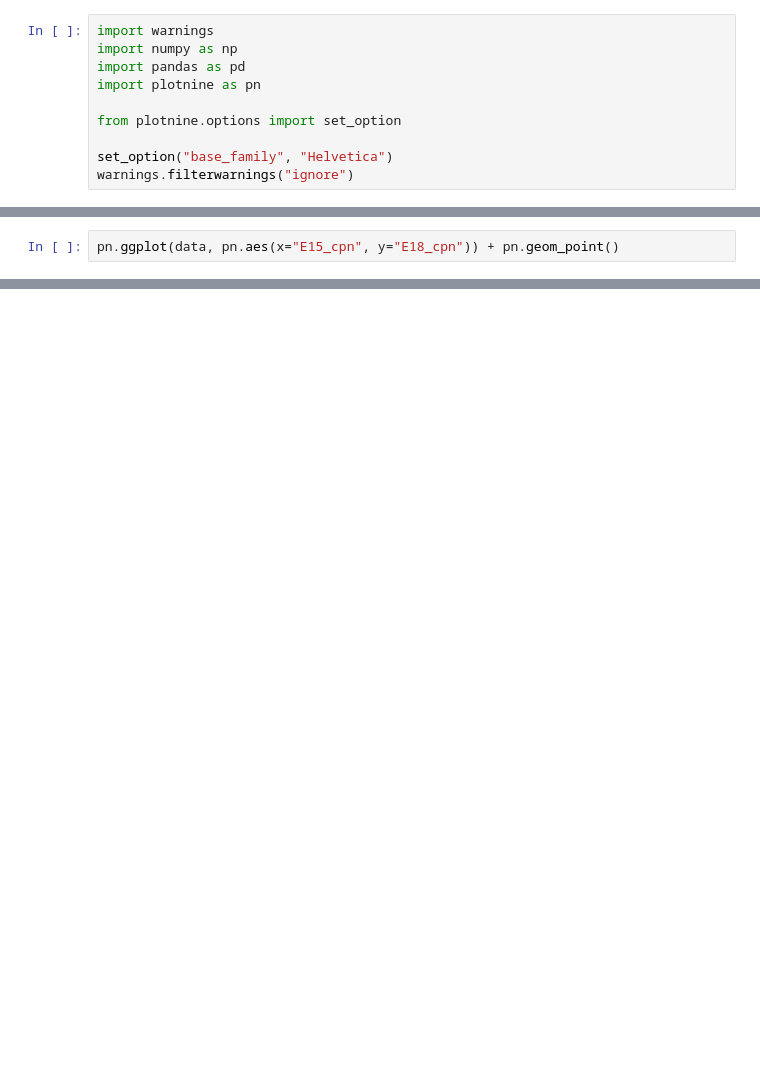
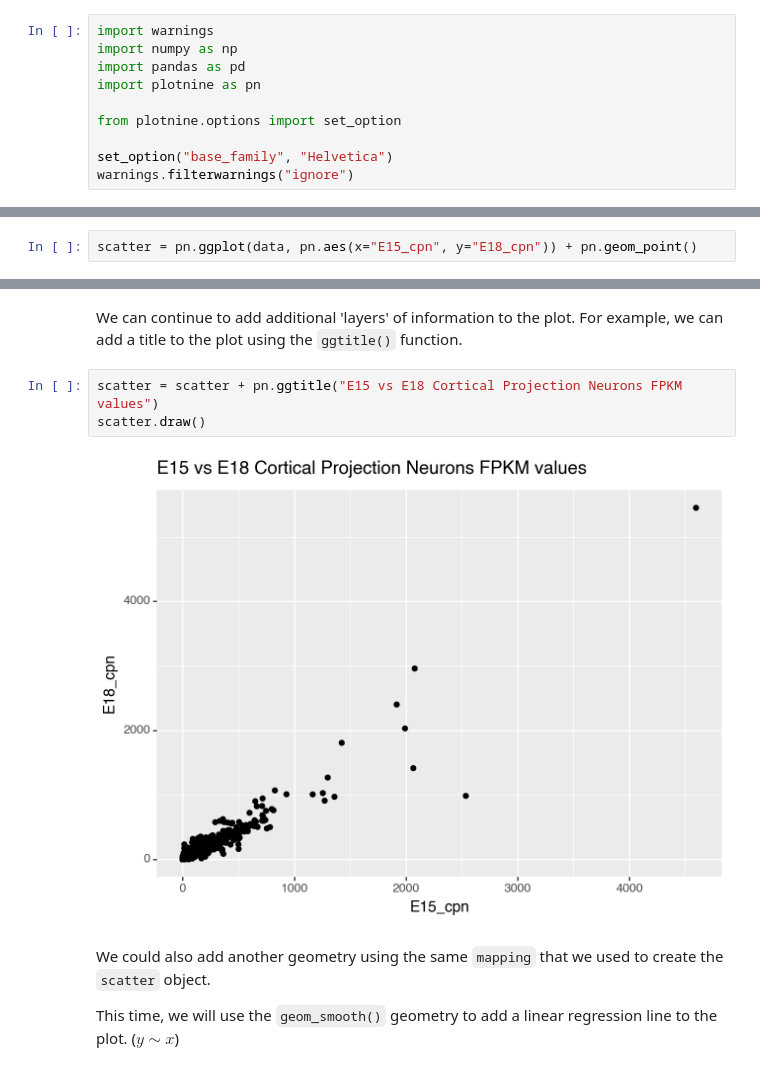
Before and after one commit to gofflab/quant_mol_neuro_2023, a Jupyter notebook: modules/module2/notebooks/Module_2.3_Basic_Visualization_with_plotnine.ipynb, the cells around one changed output, grey strips where cells are left out. Saved outputs shown, nothing was run; the diff lists cells and outputs as text; blank space fills up the shorter version.

```diff
--- a/modules/module2/notebooks/Module_2.3_Basic_Visualization_with_plotnine.ipynb
+++ b/modules/module2/notebooks/Module_2.3_Basic_Visualization_with_plotnine.ipynb
@@ -40,2 +87,2 @@ scatter.draw()
 # %%
-pn.ggplot(data, pn.aes(x="E15_cpn", y="E18_cpn")) + pn.geom_point()
+scatter = pn.ggplot(data, pn.aes(x="E15_cpn", y="E18_cpn")) + pn.geom_point()
@@ -42,3 +95,14 @@ pn.ggplot(data, pn.aes(x="E15_cpn", y="E18_cpn")) + pn.geom_point()
+# %% [markdown]
+ We can continue to add additional 'layers' of information to the plot. For example, we can add a title to the plot using the `ggtitle()` function.
+# %%
+scatter = scatter + pn.ggtitle("E15 vs E18 Cortical Projection Neurons FPKM values")
+scatter.draw()
+# %% [output]
+[figure, added]
+# %% [markdown]
+ We could also add another geometry using the same `mapping` that we used to create the `scatter` object.
+
+ This time, we will use the `geom_smooth()` geometry to add a linear regression line to the plot. ($y \sim x$)
 # %%
 scatter = scatter + pn.geom_smooth(method="lm")
 
```
Also changed, not shown: parts of 95 cells of this notebook.
